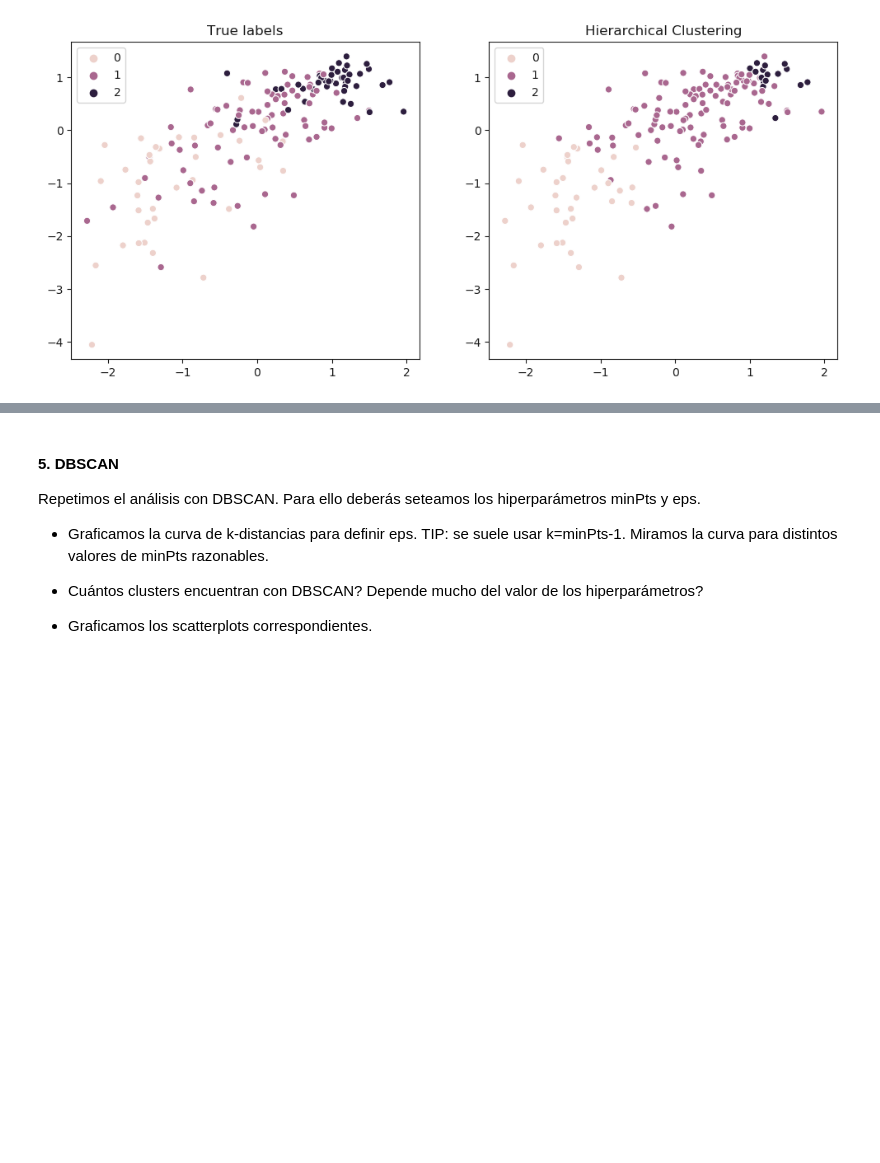
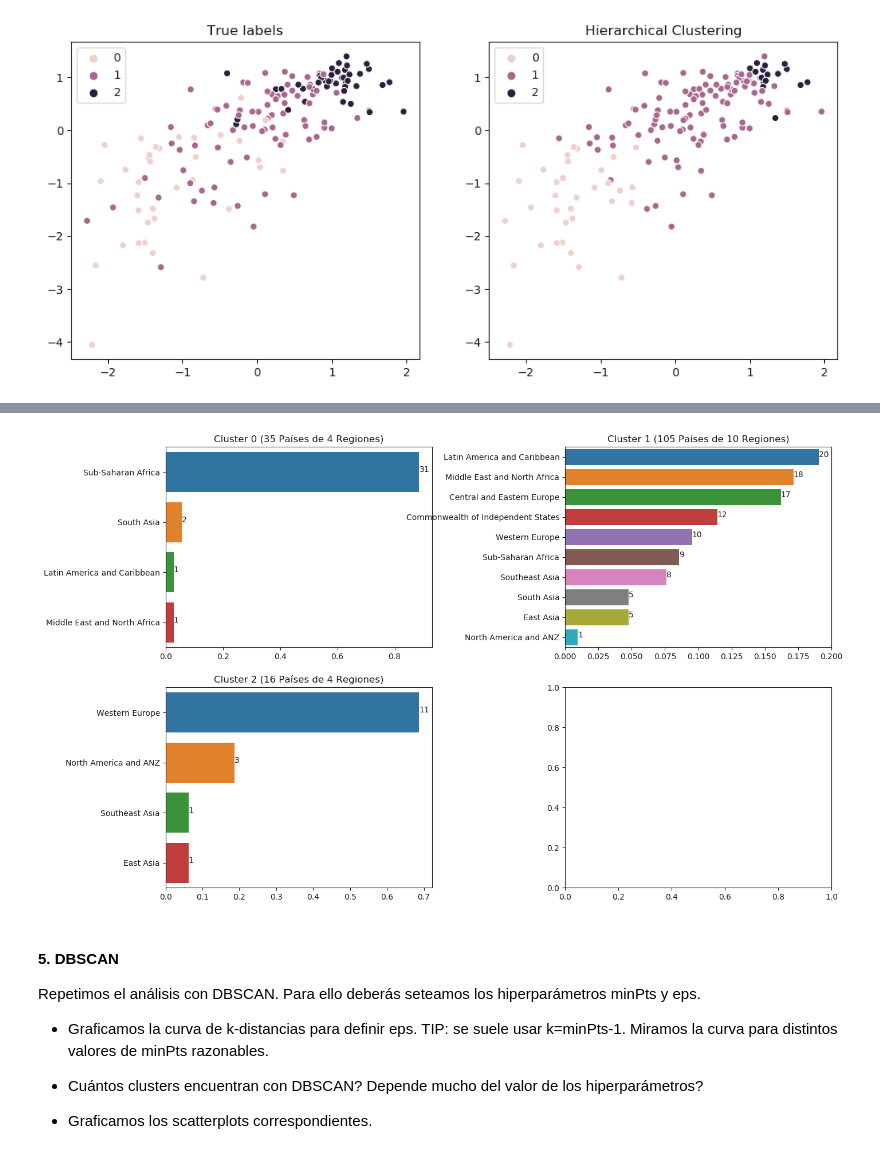
Before and after one commit to ronnygomez/desafio2, a Jupyter notebook: Modelos.ipynb, the cells around one changed output, grey strips where cells are left out. Saved outputs shown, nothing was run; the diff lists cells and outputs as text; code cells hidden in the pictures; blank space fills up the shorter version.

```diff
--- a/Modelos.ipynb
+++ b/Modelos.ipynb
@@ -517,7 +517,10 @@ Bosnia and Herzegovina
 # USANDO LA FUNCIÓN fcluster NOS PODEMOS QUEDAR CON ESOS CLUSTERS
 # LE PASAMOS "Z" EL OUPUT DE linkage
 
-labels_hc=fcluster(z, 3, criterion='maxclust');     # LE DECIMOS QUE SON 3 CLUSTERS.
+# fclusters: DEFINIMOS LOS CLUSTERS QUE QUEREMOS
+k=3
+
+labels_hc=fcluster(z, k, criterion='maxclust');     # LE DECIMOS QUE SON 3 CLUSTERS.
 
 # fcluster DEVUELVE ETIQUETAS 1, 2, 3 PERO PARA PODER COMPRARALA CON LAS "TARGET" LAS RENOMBRAMOS
 labels_hc = pd.Series(labels_hc).apply(lambda x: 0 if (x==1) else (1 if (x==3) else 2))
@@ -572,3 +581,30 @@ Text(0.5,1,'Hierarchical Clustering')
+# %%
+# Dataset original a buscar los index que quedaron en data_clustering para tener la columna "Preferred position"
+# data_filtered=data.loc[X_sc.index]; ES DATA
+
+f,ax=plt.subplots(2,2,figsize=(15,10),gridspec_kw={'wspace':0.5})
+ax=ax.ravel();
+
+# para los 3 clusters que buscamos:
+# hace una máscara con el array de label que tiene en el el atributo "km.labels_"
+# con esa máscara se queda con las filas (pais) integrante de cada cluster de la columna 'Preferred Positions'
+# y les hace un ValueCounts y lo almancena
+# BÁSICAMENTE GRAFICA EL value_counts DE 'Region' PARA CADA CLUSTER
+for lbl in range(k):
+    total=data.loc[labels_hc==lbl,'Region'].value_counts(normalize=False)
+    S=data.loc[labels_hc==lbl,'Region'].value_counts(normalize=True);
+    chart=sns.barplot(y=S.index[:],x=S.values[:],ax=ax[lbl],orient='h') # se podría elegir mostrar menos si fueran muchos
+    chart.set_title('Cluster ' + str(lbl) + ' (' + str(total.sum()) + ' Países de '+ str(len(total)) + ' Regiones)')
+    # Le agregamos los totales por Cluster y por Región
+    i=0
+    for p in ax[lbl].patches:
+        _x = p.get_x() + p.get_width()
+        _y = p.get_y() + (p.get_height() / 2)
+        value = total[i]
+        chart.text(_x , _y, value, ha="left")
+        i +=1
+# %% [output]
+[figure, added]
 # %% [markdown]
 #### 5. DBSCAN
 
```
Also changed, not shown: parts of 3 cells of this notebook.
